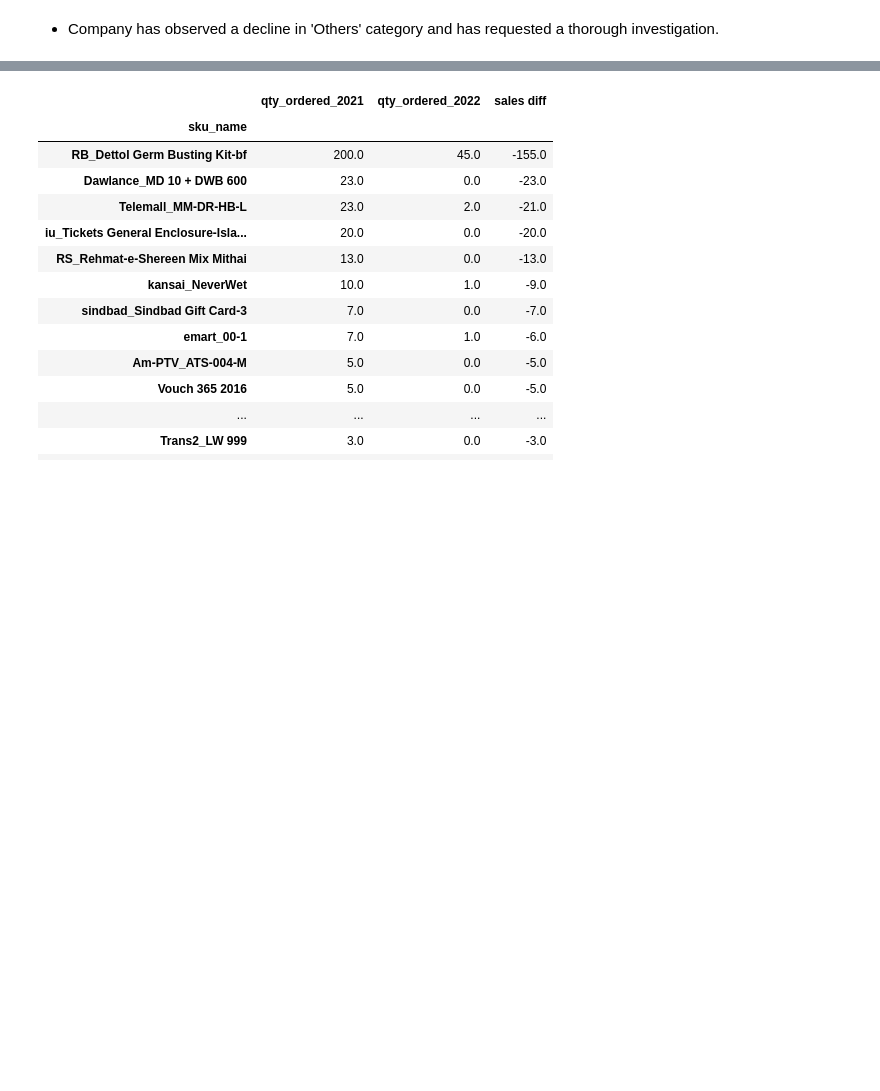
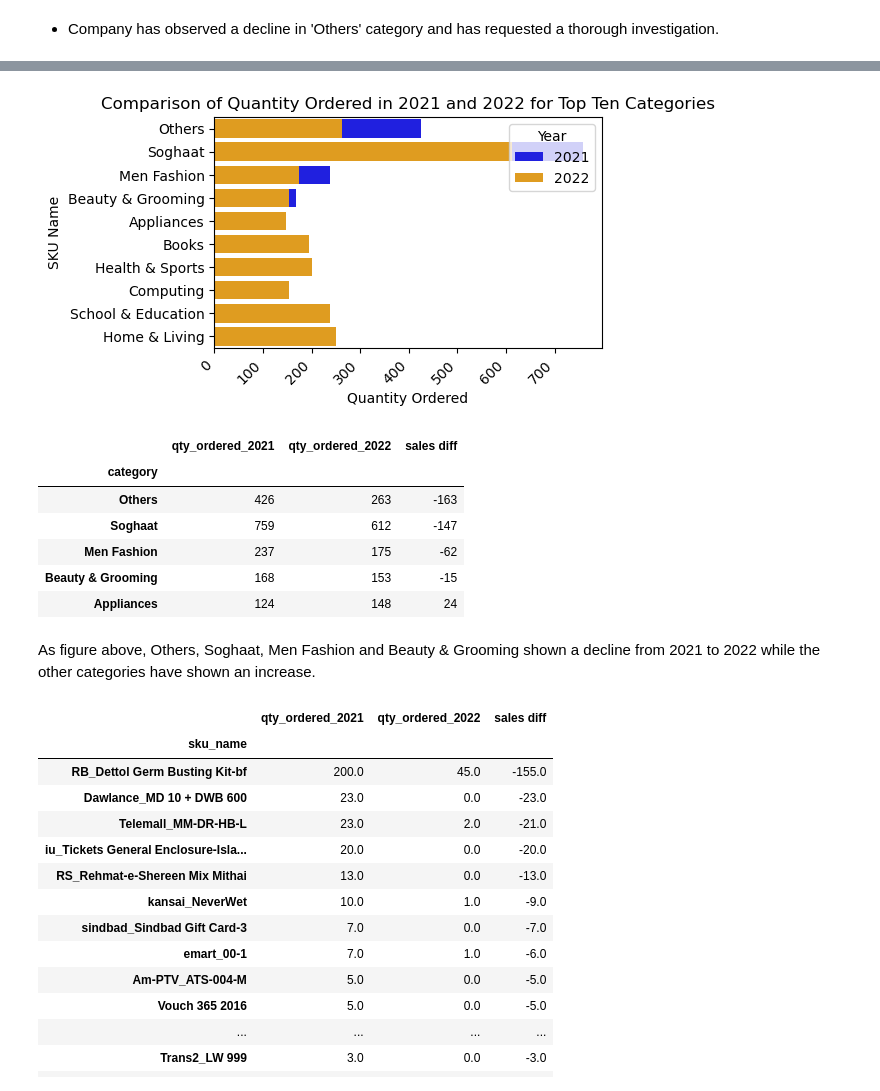
Before and after one commit to clarentcelsia/Analytics, a Jupyter notebook: ecommerce_product_sales.ipynb, the cells around one changed output, grey strips where cells are left out. Saved outputs shown, nothing was run; the diff lists cells and outputs as text; code cells hidden in the pictures; blank space fills up the shorter version.

```diff
--- a/ecommerce_product_sales.ipynb
+++ b/ecommerce_product_sales.ipynb
@@ -481,3 +481,19 @@ pd.read_sql(con=conn, sql="""
 Top 5 products above will be picked randomly as a reward from 'Mobile & Tablets' category.
 # %% [markdown]
 - Company has observed a decline in 'Others' category and has requested a thorough investigation.
+# %%
+# check product sales 2021 & 2022
+df_result_cat_21 = df_select[df_select.order_date.dt.year == 2021]\
+    .query("is_valid == 1")\
+    .groupby(['category'])['qty_ordered'].sum()
+
+df_result_cat_22 = df_select[df_select.order_date.dt.year == 2022]\
+    .query("is_valid == 1")\
+    .groupby(['category'])['qty_ordered'].sum()
+# %%
+df_merge_ = pd.merge(left=df_result_cat_21, right=df_result_cat_22, how='outer', on=['category'])
+df_merge_.fillna(value=0, inplace=True)
+
+df_merge_['sales diff'] = df_merge_.qty_ordered_y - df_merge_.qty_ordered_x
+# %%
+df_merge_.rename(columns={'qty_ordered_x':'qty_ordered_2021', 'qty_ordered_y':'qty_ordered_2022'},inplace=True)
@@ -484,3 +508,29 @@ Top 5 products above will be picked randomly as a reward from 'Mobile & Tablets'
+# %%
+top_ten = df_merge_.sort_values(by='sales diff', ascending=True).head(10)
+
+fig, ax = plt.subplots(figsize=(5,3))
+ax = sns.barplot(ax=ax, data=top_ten, y=top_ten.index.get_level_values('category'), x='qty_ordered_2021', color='blue', label='2021') # set label for legend
+ax = sns.barplot(ax=ax, data=top_ten, y=top_ten.index.get_level_values('category'), x='qty_ordered_2022', color='orange', label='2022')
+
+ax.set_xlabel('Quantity Ordered')
+ax.set_ylabel('SKU Name')
+ax.set_title('Comparison of Quantity Ordered in 2021 and 2022 for Top Ten Categories')
+ax.legend(title='Year', loc='upper right')
+plt.xticks(rotation=45, ha='right')
+plt.show()
+
+df_merge_.sort_values(by=['sales diff'],ascending=True).head(5)
+# %% [output]
+[figure, added]
+|  | qty_ordered_2021 | qty_ordered_2022 | sales diff |
+| category |  |  |  |
+| Others | 426 | 263 | -163 |
+| Soghaat | 759 | 612 | -147 |
+| Men Fashion | 237 | 175 | -62 |
+| Beauty & Grooming | 168 | 153 | -15 |
+| Appliances | 124 | 148 | 24 |
+# %% [markdown]
+As figure above, Others, Soghaat, Men Fashion and Beauty & Grooming shown a decline from 2021 to 2022 while the other categories have shown an increase.
 # %%
 df_result_21 = df_select[df_select.order_date.dt.year == 2021]\
     .query("is_valid == 1 & category == 'Others'")\
```
Also changed, not shown: parts of 7 cells of this notebook, 1 other file.
